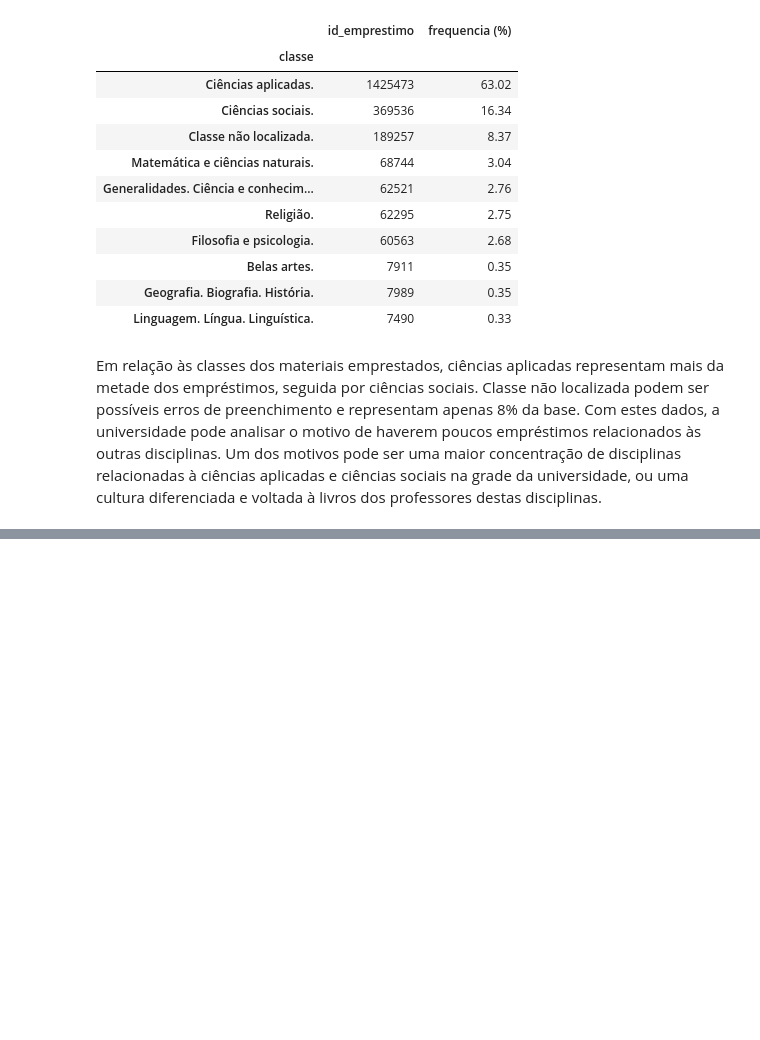
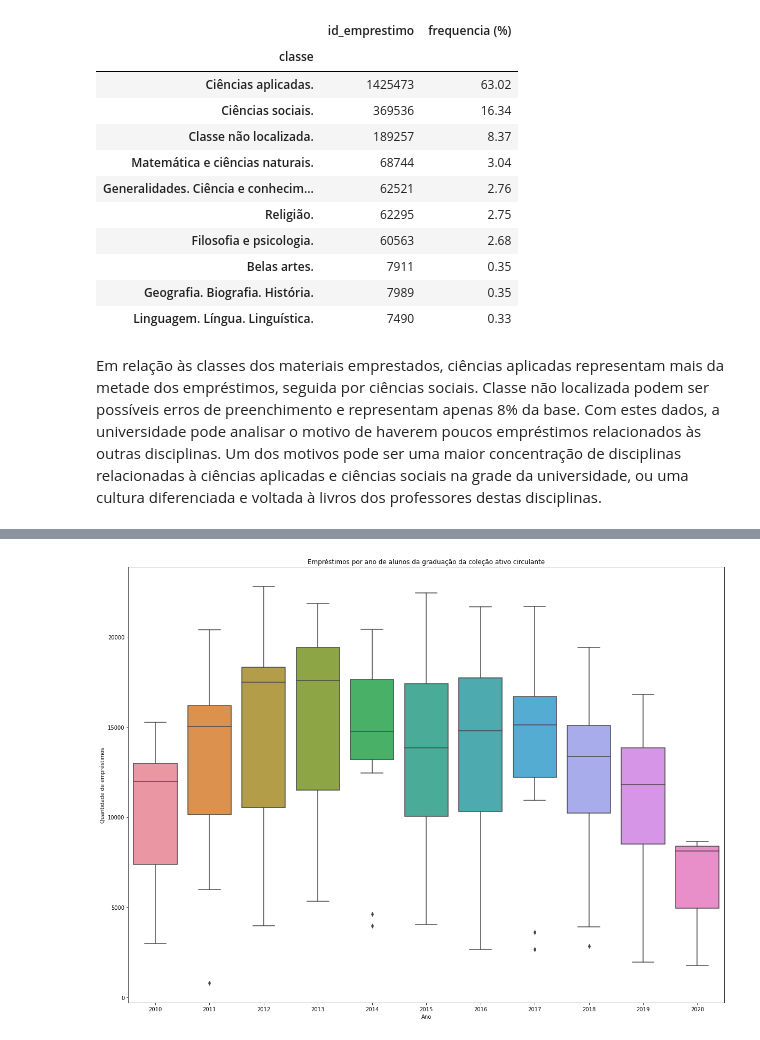
Before and after one commit to LucasMunarolo/Analise-Dados, a Jupyter notebook: EmprestimosBiblioteca.ipynb, the cells around one changed output, grey strips where cells are left out. Cells and saved outputs as stored; diff of their text form; code cells hidden in the pictures; blank space fills up the shorter version.

```diff
--- a/EmprestimosBiblioteca.ipynb
+++ b/EmprestimosBiblioteca.ipynb
@@ -512,0 +569,12 @@ Um dos motivos pode ser uma maior concentração de disciplinas relacionadas à
+# %%
+# Boxplot trazendo como os empréstimos se distribuiram mensalmente em cada ano para alunos de graduação e coleção acervo circulante
+dados_graduacao = dataframe_analise.query('tipo_vinculo_usuario == "ALUNO DE GRADUAÇÃO" and colecao == "Acervo Circulante"')
+dados_graduacao = dados_graduacao.groupby(['ano_emprestimo','mes_emprestimo']).nunique()[['id_emprestimo']].reset_index()
+ax = sns.boxplot(data=dados_graduacao, x='ano_emprestimo', y='id_emprestimo')
+ax.set_xlabel('Ano')
+ax.set_ylabel('Quantidade de empréstimos')
+ax.set_title('Empréstimos por ano de alunos da graduação da coleção ativo circulante')
+ax.figure.set_size_inches(20,15)
+ax.ticklabel_format(style='plain', axis='y')
+# %% [output]
+[figure, added]
```
Also changed, not shown: parts of 37 cells of this notebook.
